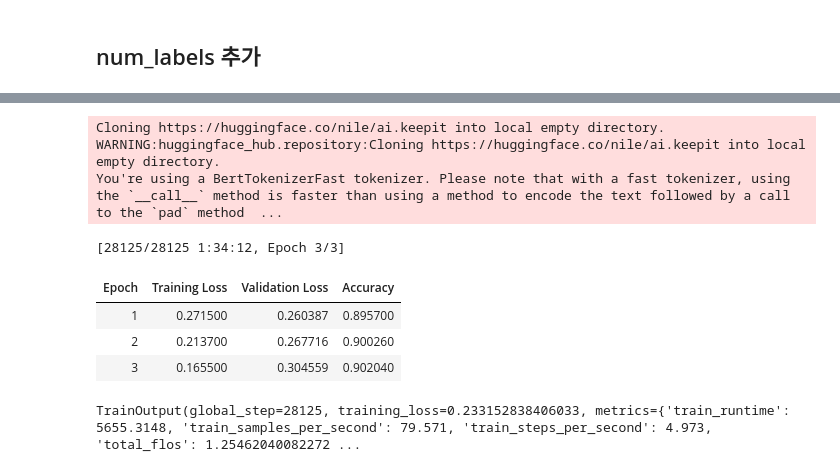
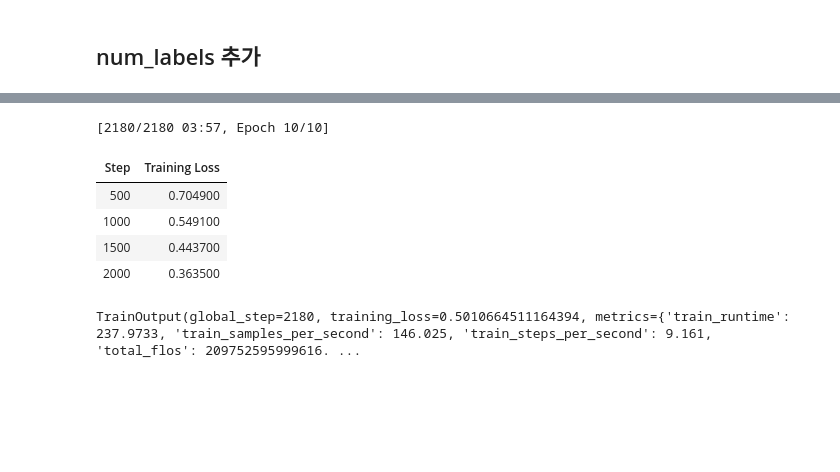
Before and after one commit to NahyeonKang/classify-spending, a Jupyter notebook: build_classifier.ipynb, the cells around one changed output, grey strips where cells are left out. Drawn from its saved outputs; the diff is of its cells as text; code cells hidden in the pictures; blank space fills up the shorter version.

```diff
--- a/build_classifier.ipynb
+++ b/build_classifier.ipynb
@@ -79,0 +68,3 @@ dataset = load_dataset('csv', data_files={'train': "train_set.csv",'test': "test
+# %%
+from datasets import load_dataset
+dataset = load_dataset('csv', data_files={'train': "/content/drive/MyDrive/Colab Notebooks/train_labler_data.csv"})
@@ -127,6 +111,6 @@ nsmc['train'][0]
 # %%
 from transformers import AutoTokenizer, BertForSequenceClassification
 
-tokenizer = AutoTokenizer.from_pretrained("beomi/kcbert-base")
-model = BertForSequenceClassification.from_pretrained("beomi/kcbert-base", num_labels=15).to('cuda')
+tokenizer = AutoTokenizer.from_pretrained("klue/roberta-base")
+model = BertForSequenceClassification.from_pretrained("klue/roberta-base", num_labels=16).to('cuda')
 # %% [output]
@@ -136,7 +121,7 @@ You should probably TRAIN this model on a down-stream task to be able to use it
 def preprocess_function(examples):
     return tokenizer(examples["document"], truncation=True)
 # %%
-tokenized_nsmc = nsmc.map(preprocess_function, batched=True)
+tokenized_dataset = dataset.map(preprocess_function, batched=True)
 # %%
 from transformers import DataCollatorWithPadding
 
@@ -156,42 +162,37 @@ def compute_metrics(eval_pred):
 # %%
 import torch
 from transformers import TrainingArguments, Trainer
 
 training_args = TrainingArguments(
     output_dir="ai.keepit/classifier",
     learning_rate=5e-6,
     lr_scheduler_type="cosine",
     per_device_train_batch_size=16,
-    per_device_eval_batch_size=16,
-    num_train_epochs=3,
+    num_train_epochs=10,
     weight_decay=0.01,
-    evaluation_strategy="epoch",
     save_strategy="epoch",
-    load_best_model_at_end=True,
     push_to_hub=True,
+    report_to="wandb",
+    run_name="klue-roberta-base-10epoch-5e6"
 )
 
 trainer = Trainer(
     model=model,
     args=training_args,
-    train_dataset=tokenized_nsmc["train"],
-    eval_dataset=tokenized_nsmc["test"],
+    train_dataset=tokenized_dataset['train'],
     tokenizer=tokenizer,
     data_collator=data_collator,
-    compute_metrics=compute_metrics,
 )
 
 trainer.train()
 # %% [output]
-Cloning https://huggingface.co/nile/ai.keepit into local empty directory.
-WARNING:huggingface_hub.repository:Cloning https://huggingface.co/nile/ai.keepit into local empty directory.
-You're using a BertTokenizerFast tokenizer. Please note that with a fast tokenizer, using the `__call__` method is faster than using a method to encode the text followed by a call to the `pad` method  ...
+[2180/2180 03:57, Epoch 10/10]
+| Step | Training Loss |
+| 500 | 0.704900 |
+| 1000 | 0.549100 |
+| 1500 | 0.443700 |
+| 2000 | 0.363500 |
-[28125/28125 1:34:12, Epoch 3/3]
+TrainOutput(global_step=2180, training_loss=0.5010664511164394, metrics={'train_runtime': 237.9733, 'train_samples_per_second': 146.025, 'train_steps_per_second': 9.161, 'total_flos': 209752595999616. ...
-| Epoch | Training Loss | Validation Loss | Accuracy |
-| 1 | 0.271500 | 0.260387 | 0.895700 |
-| 2 | 0.213700 | 0.267716 | 0.900260 |
-| 3 | 0.165500 | 0.304559 | 0.902040 |
-TrainOutput(global_step=28125, training_loss=0.233152838406033, metrics={'train_runtime': 5655.3148, 'train_samples_per_second': 79.571, 'train_steps_per_second': 4.973, 'total_flos': 1.25462040082272 ...
 # %%
 trainer.push_to_hub()
 # %% [output]
```
Also changed, not shown: parts of 24 cells of this notebook.
